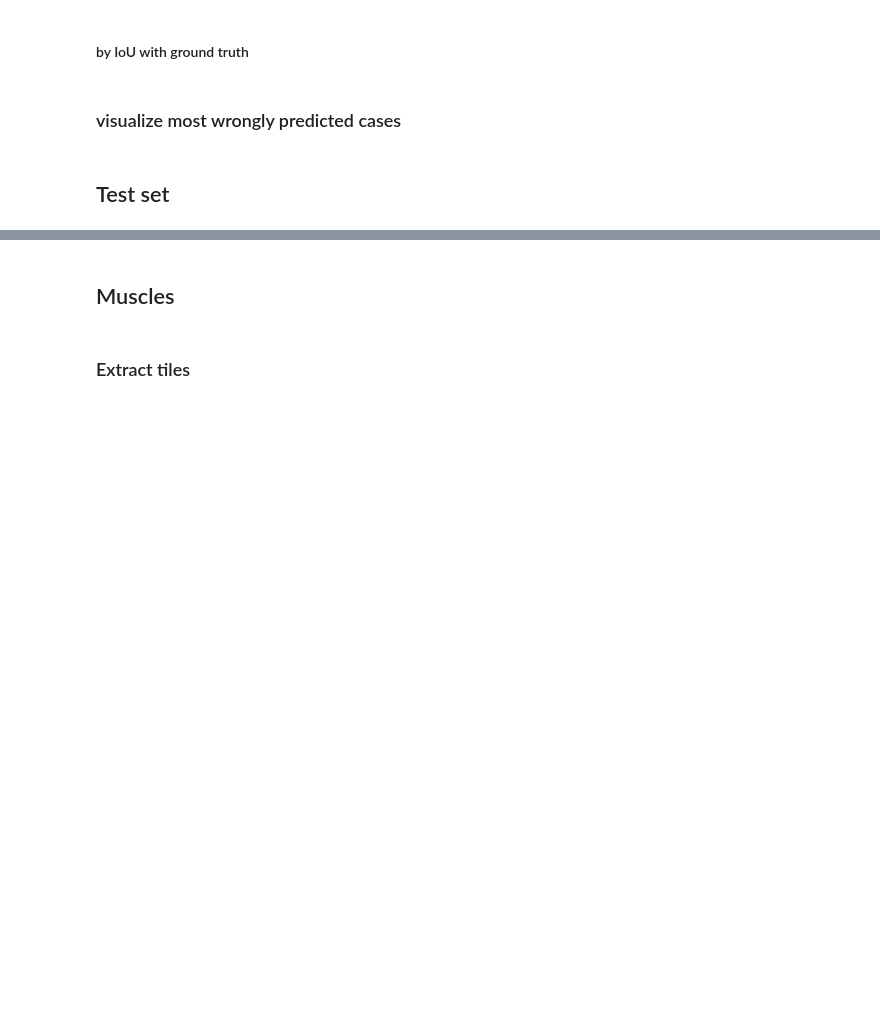
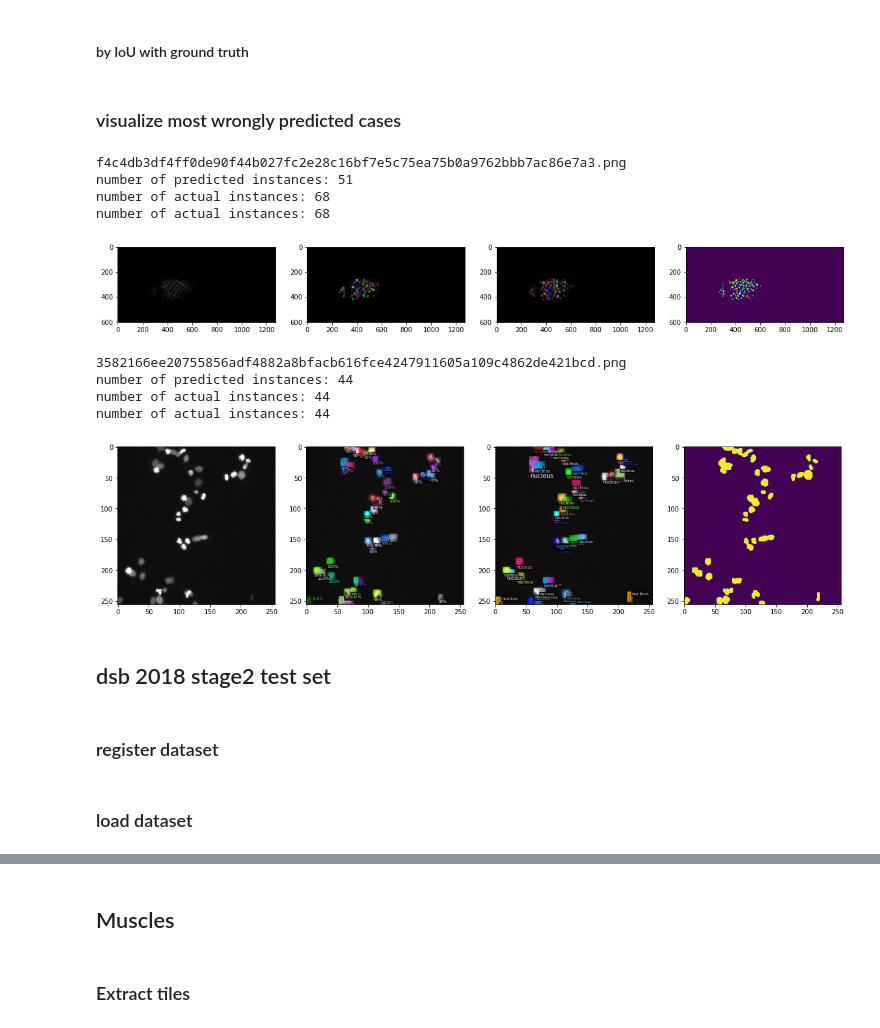
Before and after one commit to ChristophNeuner/nuclei_detection, a Jupyter notebook: nuclei_detection.ipynb, the cells around one changed output, grey strips where cells are left out. Drawn from its saved outputs; the diff is of its cells as text; code cells hidden in the pictures; blank space fills up the shorter version.

```diff
--- a/nuclei_detection.ipynb
+++ b/nuclei_detection.ipynb
@@ -415,13 +482,3 @@ for k, v in list(path_to_n_objects.items())[300:320]:
     show_pil(k)
 # %% [markdown]
 ## some visualization of the data
-# %%
-#for d in random.sample(dataset_dicts_nuclei, 3):
-for d in dataset_dicts_nuclei_valid[:5]:
-    #print(d["file_name"])
-    img = cv2.imread(str(d["file_name"]))
-    #img = np.asarray(Image.open(p))
-    visualizer = Visualizer(img[:, :, ::-1], metadata=nuclei_metadata_valid, scale=1)
-    vis = visualizer.draw_dataset_dict(d)
-    #cv2.imshow(vis.get_image()[:, :, ::-1])
-    show_np(vis.get_image()[:, :, ::-1])
@@ -497,5 +572,5 @@ cfg.TEST.DETECTIONS_PER_IMAGE = cfg.MODEL.RPN.POST_NMS_TOPK_TEST
 # %% [markdown]
 ## Validation set
 # %%
-cfg.DATASETS.TEST = ("nuclei_val", )
+cfg.DATASETS.TEST = ("nuclei_valid", )
 predictor = DefaultPredictor(cfg)
@@ -504,5 +577,6 @@ dataset_dicts_nuclei_valid = get_nuclei_dicts(img_paths_valid)
 # %%
-nuclei_metadata_valid = MetadataCatalog.get(f"nuclei_valid")
+metadata_nuclei_valid = MetadataCatalog.get(f"nuclei_valid")
+dataset_dicts_nuclei_valid = get_nuclei_dicts(img_paths_valid)
 # %% [markdown]
 ### sort dataset dict by different metrics
 # %% [markdown]
@@ -596,5 +630,24 @@ for n, d in enumerate(dataset_dicts_nuclei_valid[:20]):
-# %% [markdown]
-## Test set
+# %%
+visualize(dataset_dicts=dataset_dicts_nuclei_valid[:2],
+          metadata=metadata_nuclei_valid,
+          ground_truth_available=True,
+          with_preds=True,
+          predictor=predictor)
+# %% [output]
+f4c4db3df4ff0de90f44b027fc2e28c16bf7e5c75ea75b0a9762bbb7ac86e7a3.png
+number of predicted instances: 51
+number of actual instances: 68
+number of actual instances: 68
+[figure, added]
+3582166ee20755856adf4882a8bfacb616fce4247911605a109c4862de421bcd.png
+number of predicted instances: 44
+number of actual instances: 44
+number of actual instances: 44
+[figure, added]
+# %% [markdown]
+## dsb 2018 stage2 test set
+# %% [markdown]
+### register dataset
 # %%
 DatasetCatalog.clear()
 # %%
@@ -623,0 +659,2 @@ for p in random.sample(img_paths_test, 5):
+# %% [markdown]
+### load dataset
```
Also changed, not shown: parts of 32 cells of this notebook.
